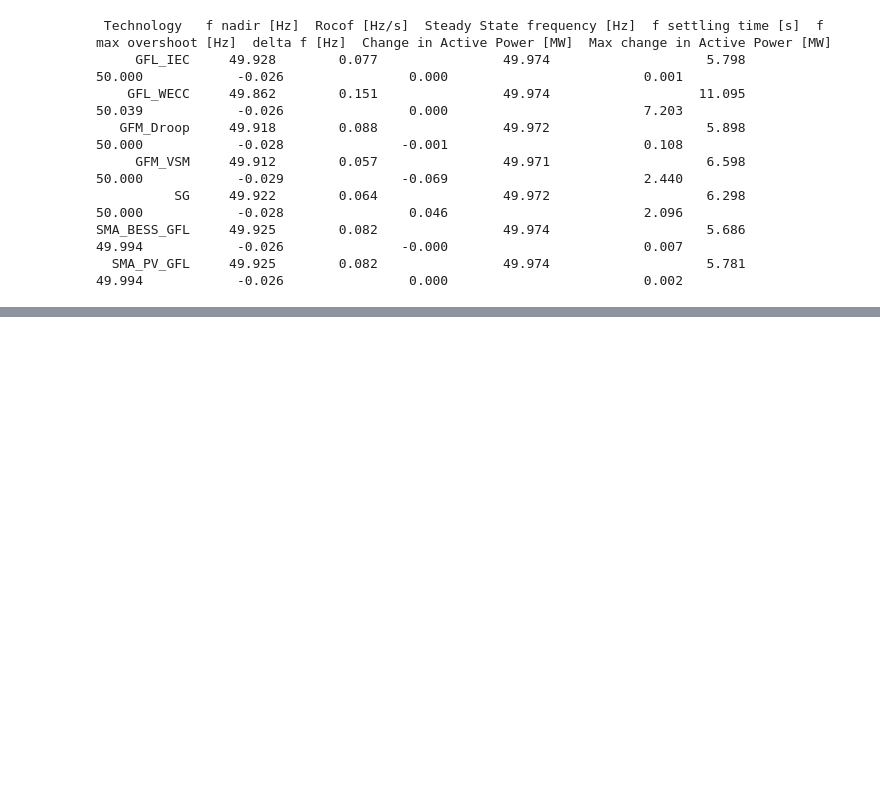
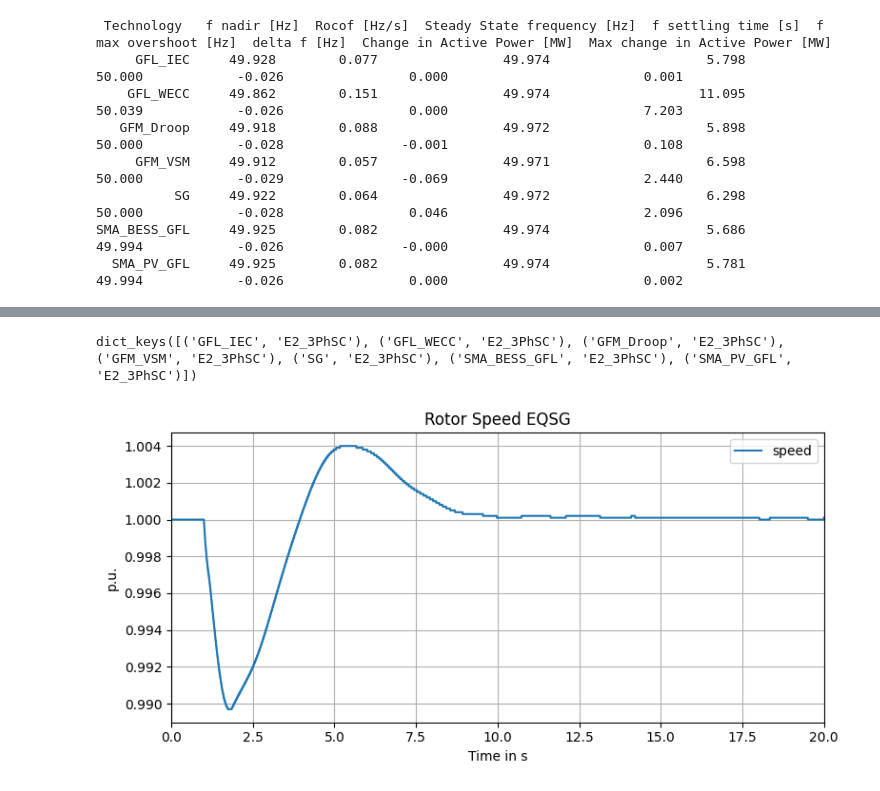
Before and after one commit to marioataveraleon/Thesis, a Jupyter notebook: Scripts/kpis.ipynb, the cells around one changed output, grey strips where cells are left out. Cells and saved outputs as stored; diff of their text form; code cells hidden in the pictures; blank space fills up the shorter version.

```diff
--- a/Scripts/kpis.ipynb
+++ b/Scripts/kpis.ipynb
@@ -20,7 +20,7 @@ colmap = {
     "t": "Time in s",
     "f": "Electrical Frequency in Hz",
     "V": "Voltage, Magnitude in p.u.",
-    "w_eqsg": "Speed in p.u.",
+    "speed": "Speed in p.u.",
     "P":"Active Power in MW",
     "Q":"Reactive Power in Mvar",
     "Ipos": "Positive-Sequence Current, Magnitude in p.u.",
@@ -1110,0 +1121,8 @@ print(
+# %%
+print(three_ph_scs.keys())
+df =three_ph_scs[('GFL_IEC', 'E2_3PhSC')]
+df.head()
+plot_signal_from_df(df,colmap,"t","speed","Rotor Speed EQSG","p.u.","speed")
+# %% [output]
+dict_keys([('GFL_IEC', 'E2_3PhSC'), ('GFL_WECC', 'E2_3PhSC'), ('GFM_Droop', 'E2_3PhSC'), ('GFM_VSM', 'E2_3PhSC'), ('SG', 'E2_3PhSC'), ('SMA_BESS_GFL', 'E2_3PhSC'), ('SMA_PV_GFL', 'E2_3PhSC')])
+[figure, added]
```
Also changed, not shown: parts of 4 cells of this notebook, 1 other file.
